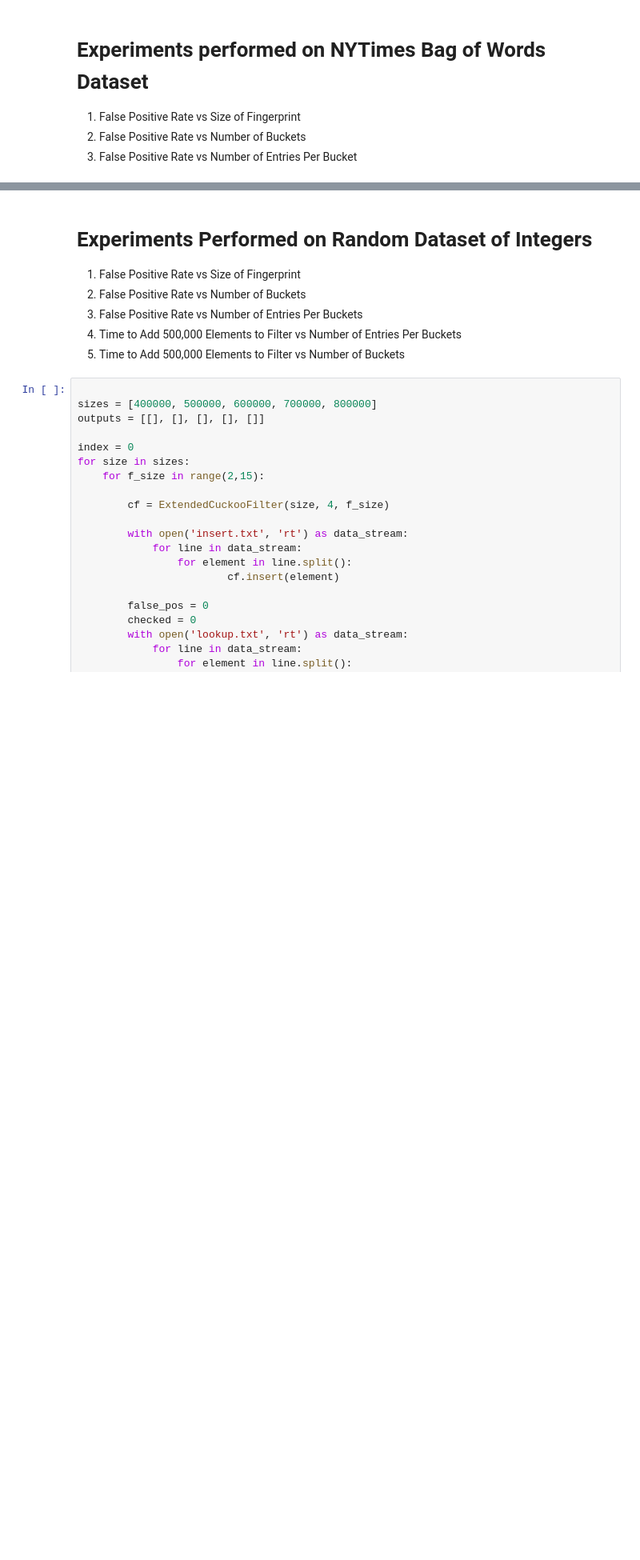
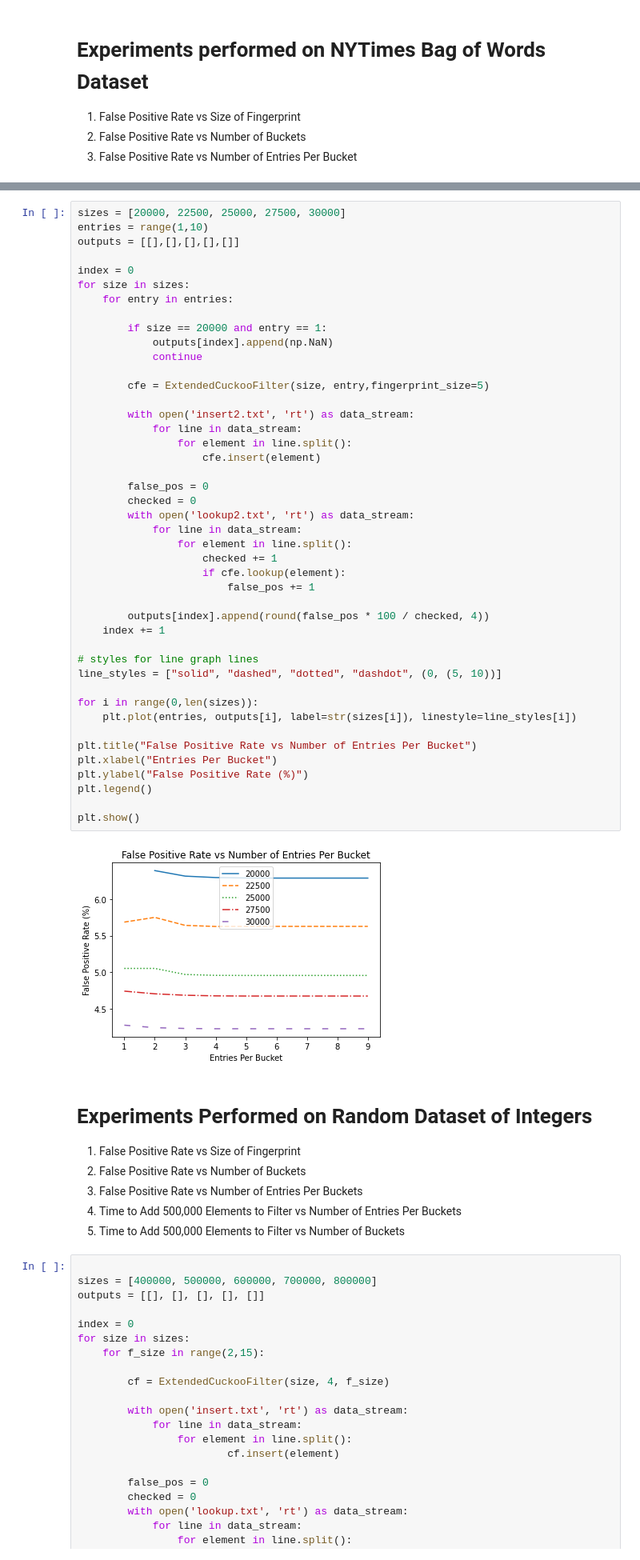
Before and after one commit to adamggibbs/data-structures-data-streams-project, a Jupyter notebook: CuckooFilter.ipynb, the cells around one changed output, grey strips where cells are left out. Shown: that part at 80% size. Cells and saved outputs as stored; diff of their text form; blank space fills up the shorter version.

Commit message:
Cuckoo Filter Tests Update.

```diff
--- a/CuckooFilter.ipynb
+++ b/CuckooFilter.ipynb
@@ -746,3 +728,49 @@ plt.show()
+# %%
+sizes = [20000, 22500, 25000, 27500, 30000]
+entries = range(1,10)
+outputs = [[],[],[],[],[]]
+
+index = 0
+for size in sizes:
+    for entry in entries:
+
+        if size == 20000 and entry == 1:
+            outputs[index].append(np.NaN)
+            continue
+
+        cfe = ExtendedCuckooFilter(size, entry,fingerprint_size=5)
+
+        with open('insert2.txt', 'rt') as data_stream:
+            for line in data_stream:
+                for element in line.split():
+                    cfe.insert(element)
+
+        false_pos = 0
+        checked = 0
+        with open('lookup2.txt', 'rt') as data_stream:
+            for line in data_stream:
+                for element in line.split():
+                    checked += 1
+                    if cfe.lookup(element):
+                        false_pos += 1
+
+        outputs[index].append(round(false_pos * 100 / checked, 4))
+    index += 1
+
+# styles for line graph lines
+line_styles = ["solid", "dashed", "dotted", "dashdot", (0, (5, 10))]
+
+for i in range(0,len(sizes)):
+    plt.plot(entries, outputs[i], label=str(sizes[i]), linestyle=line_styles[i])
+
+plt.title("False Positive Rate vs Number of Entries Per Bucket")
+plt.xlabel("Entries Per Bucket")
+plt.ylabel("False Positive Rate (%)")
+plt.legend()
+
+plt.show()
+# %% [output]
+[figure, added]
 # %% [markdown]
 # Experiments Performed on Random Dataset of Integers
 
```
Also changed, not shown: parts of 6 cells of this notebook.
